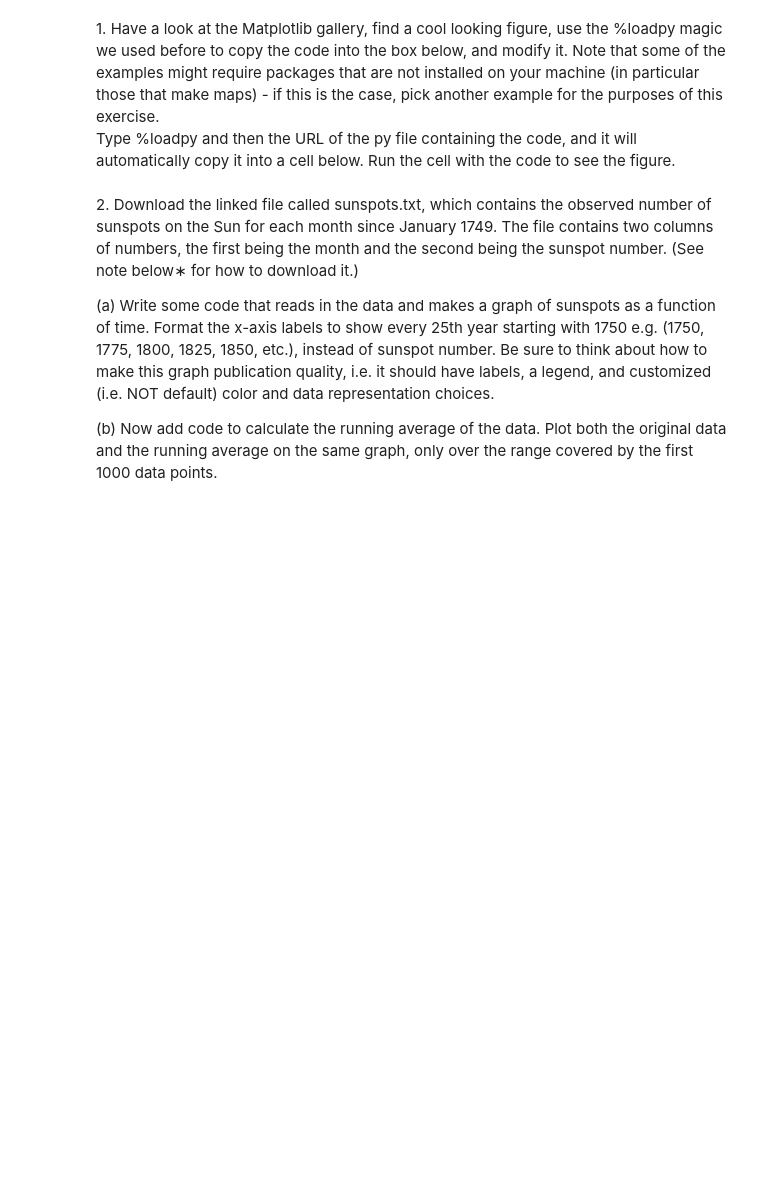
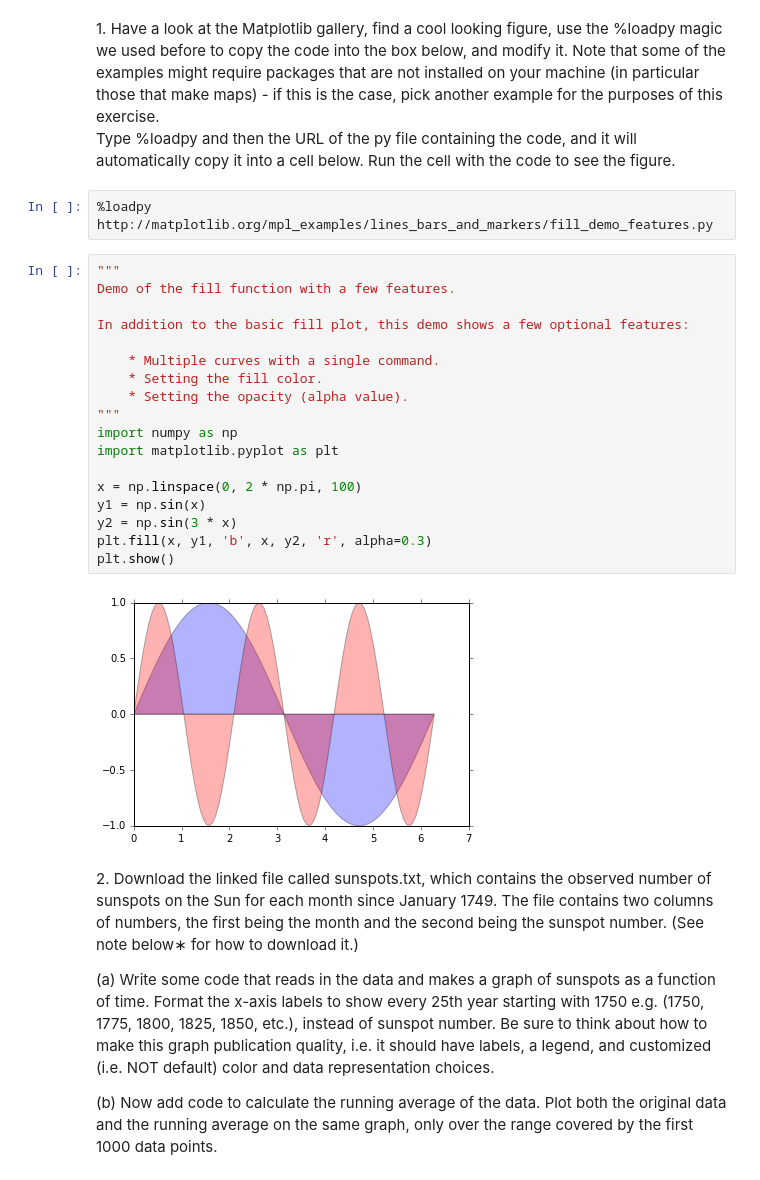
Before and after one commit to cspearso/PHYS202-S14, a Jupyter notebook: Graphics/GraphicsExercises.ipynb, the cells around one changed output. Drawn from its saved outputs; the diff is of its cells as text; blank space fills up the shorter version.

```diff
--- a/Graphics/GraphicsExercises.ipynb
+++ b/Graphics/GraphicsExercises.ipynb
@@ -9,6 +11,28 @@ Populating the interactive namespace from numpy and matplotlib
 # %% [markdown]
 1\. Have a look at the Matplotlib gallery, find a cool looking figure, use the %loadpy magic we used before to copy the code into the box below, and modify it. Note that some of the examples might require packages that are not installed on your machine (in particular those that make maps) - if this is the case, pick another example for the purposes of this exercise.
 Type %loadpy and then the URL of the py file containing the code, and it will automatically copy it into a cell below. Run the cell with the code to see the figure.
+# %%
+%loadpy http://matplotlib.org/mpl_examples/lines_bars_and_markers/fill_demo_features.py
+# %%
+"""
+Demo of the fill function with a few features.
+
+In addition to the basic fill plot, this demo shows a few optional features:
+
+    * Multiple curves with a single command.
+    * Setting the fill color.
+    * Setting the opacity (alpha value).
+"""
+import numpy as np
+import matplotlib.pyplot as plt
+
+x = np.linspace(0, 2 * np.pi, 100)
+y1 = np.sin(x)
+y2 = np.sin(3 * x)
+plt.fill(x, y1, 'b', x, y2, 'r', alpha=0.3)
+plt.show()
+# %% [output]
+[figure, added]
 # %% [markdown]
 2\. Download the linked file called sunspots.txt, which contains the observed number of sunspots on the Sun for each month since January 1749. The file contains two columns of numbers, the first being the month and the second being the sunspot number. (See note below∗ for how to download it.)
 
```
Also changed, not shown: parts of 3 cells of this notebook, 4 other files.
